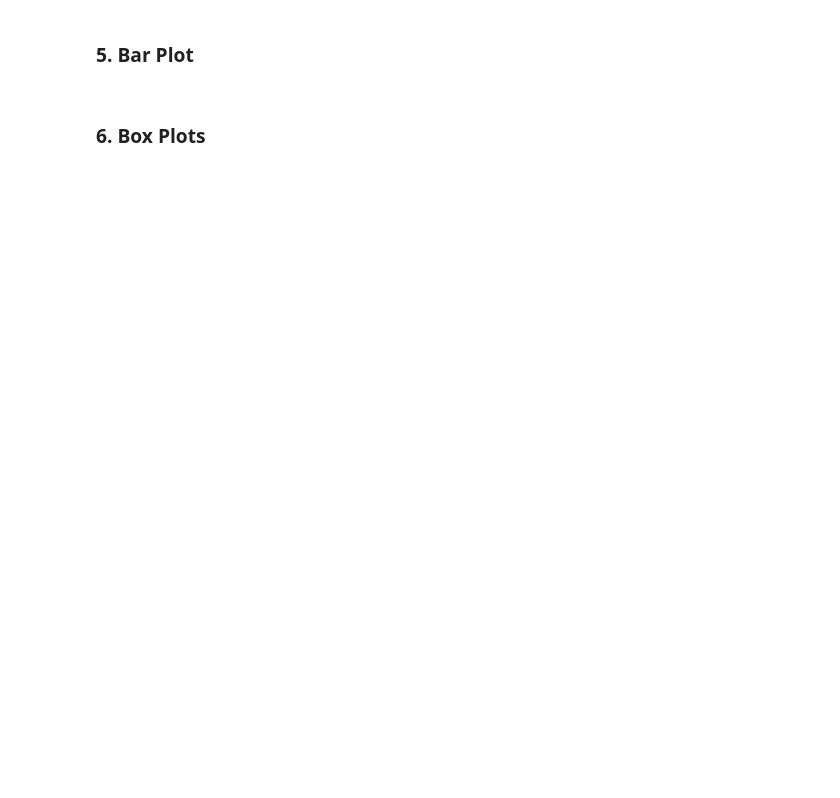
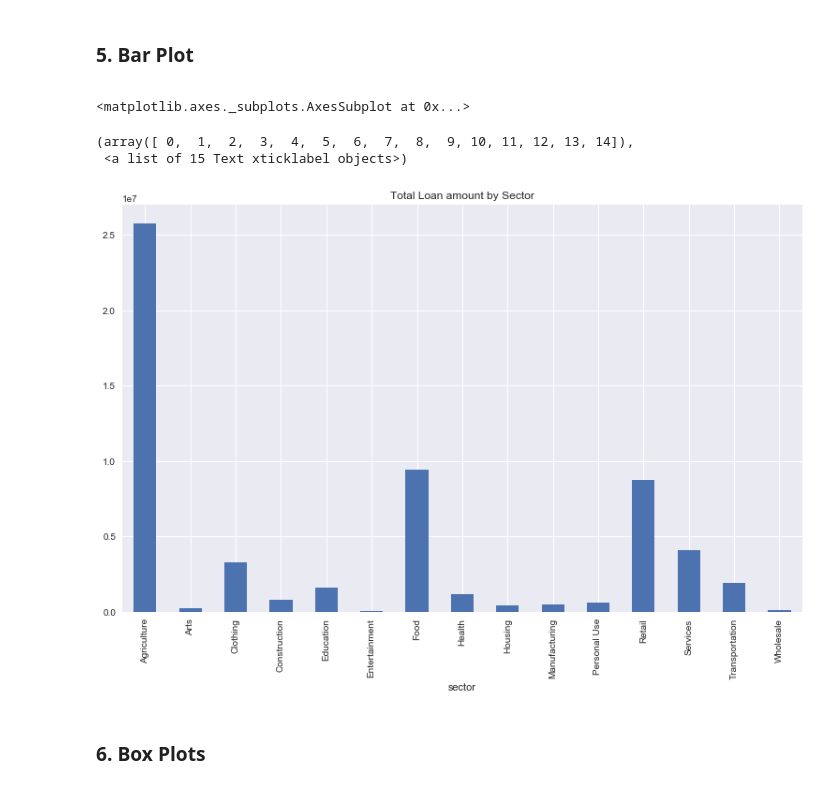
Before and after one commit to DeltaAnalytics/machine_learning_for_good, a Jupyter notebook: module_1_descriptive_statistics/1_3_exploratory_data_analysis.ipynb, the cells around one changed output. Drawn from its saved outputs; the diff is of its cells as text; code cells hidden in the pictures; blank space fills up the shorter version.

```diff
--- a/module_1_descriptive_statistics/1_3_exploratory_data_analysis.ipynb
+++ b/module_1_descriptive_statistics/1_3_exploratory_data_analysis.ipynb
@@ -107,6 +119,16 @@ Furthermore, and quite important, we notice loan amount and terms.loan_amount lo
 # %% [markdown]
 ### 5. Bar Plot
 <a id='barplot'></a>
+# %%
+## TODO:: Convert to seaborn
+df.groupby('sector')['loan_amount'].sum().plot(kind="bar", figsize=(13, 8), fontsize=10,title='Total Loan amount by Sector')
+
+plt.xticks(rotation=90)
+# %% [output]
+<matplotlib.axes._subplots.AxesSubplot at 0x...>
+(array([ 0,  1,  2,  3,  4,  5,  6,  7,  8,  9, 10, 11, 12, 13, 14]),
+ <a list of 15 Text xticklabel objects>)
+[figure, added]
 # %% [markdown]
 ### 6. Box Plots
 <a id='boxplot'></a>
```
Also changed, not shown: parts of 3 cells of this notebook.
